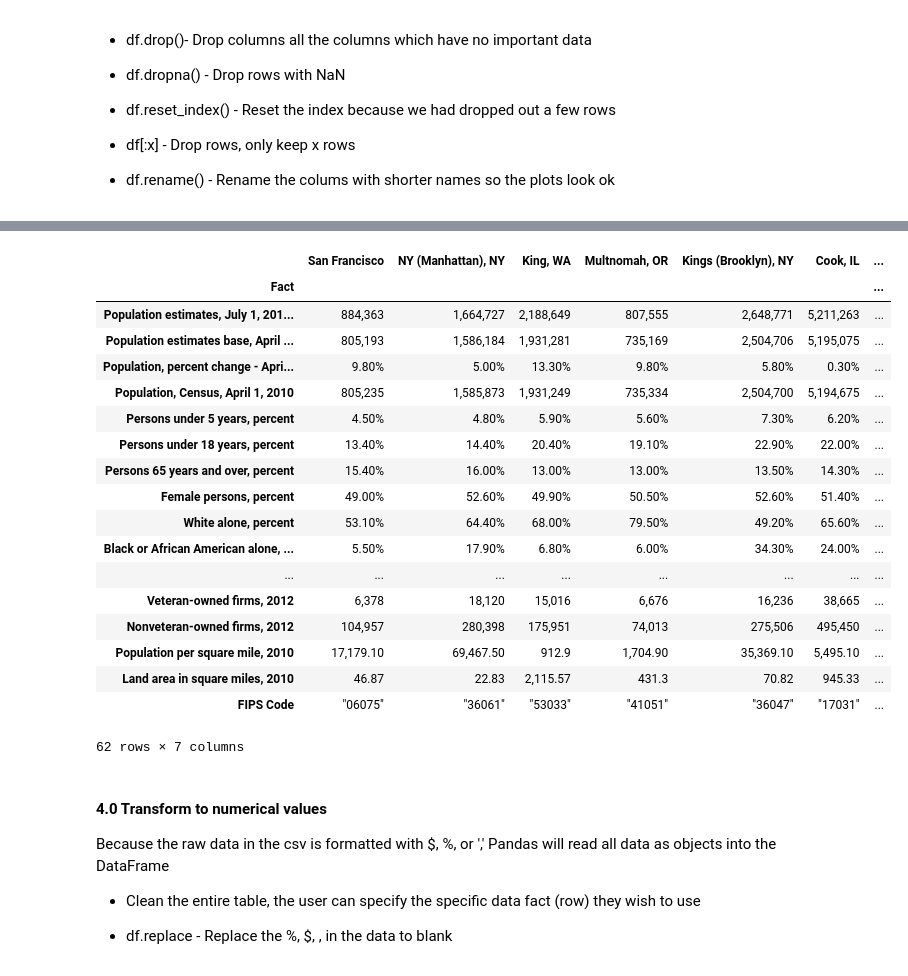
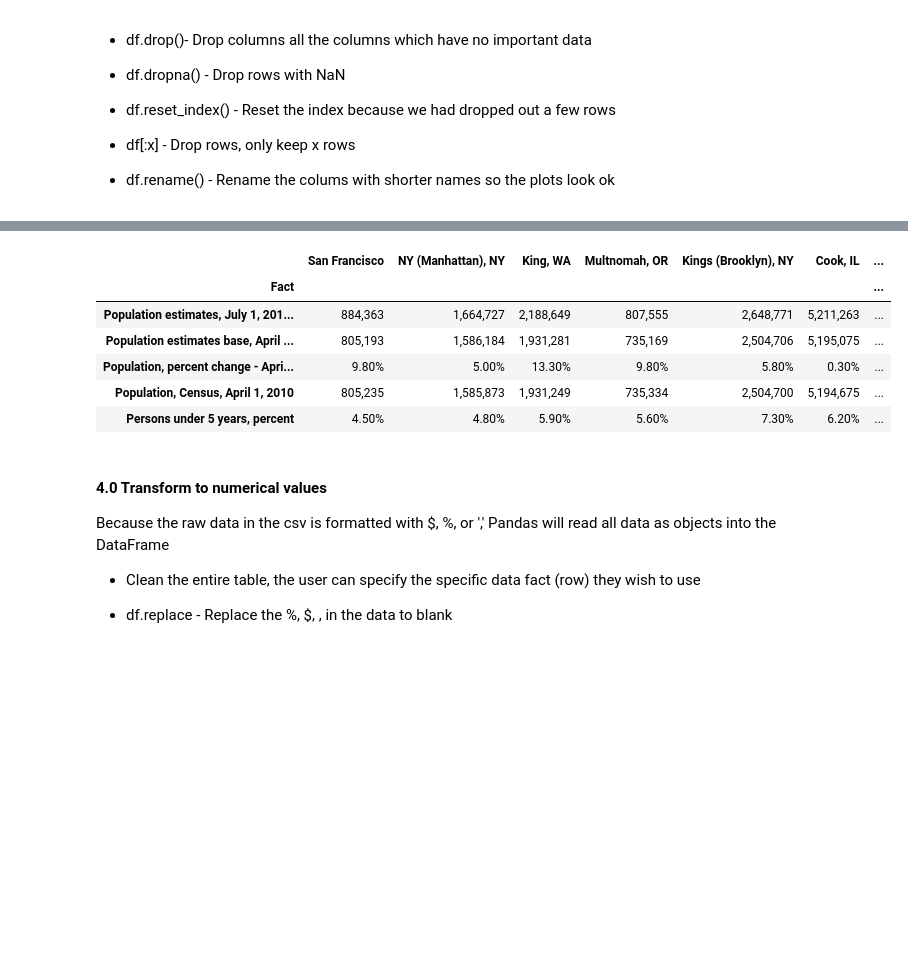
Before and after one commit to vanessaoakes/Escape-the-Bay, a Jupyter notebook: Group Final.ipynb, the cells around one changed output, grey strips where cells are left out. Cells and saved outputs as stored; diff of their text form; code cells hidden in the pictures; blank space fills up the shorter version.

Commit message:
cleaned up tables

```diff
--- a/Group Final.ipynb
+++ b/Group Final.ipynb
@@ -1049,46 +1035,34 @@ CA_counties = CA_counties.rename(columns={"San Francisco County, California": "S
                                  "Alameda County, California":"Alameda",
                                  "San Mateo County, California":"San Mateo",
                                  "Contra Costa County, California":"Contra Costa",
                                 "Los Angeles County, California":"Los Angeles",
                                 "Santa Clara County, California":"Santa Clara"
                                             })
 
 non_CA_counties = non_CA_counties.rename(columns={"San Francisco County, California":"San Francisco",
                                  "New York County (Manhattan Borough), New York":"NY (Manhattan), NY",
                                  "King County, Washington":"King, WA",
                                 "Multnomah County, Oregon":"Multnomah, OR",
                                 "Kings County (Brooklyn Borough), New York":"Kings (Brooklyn), NY",
                                 "Cook County, Illinois":"Cook, IL",
                                 "Travis County, Texas":"Travis, TX"
                                 })
 
 
 # Move the Facts into the index to get it out of the way since we don't need to clean the numbers in that column
 # Making a new DF ca_data,  so  you can always refer to ca_df to see the line number of the row
 ca_data = CA_counties.set_index("Fact")
 non_ca_data = non_CA_counties.set_index("Fact")
 
-non_ca_data
+non_ca_data.head()
 # %% [output]
 |  | San Francisco | NY (Manhattan), NY | King, WA | Multnomah, OR | Kings (Brooklyn), NY | Cook, IL | ... |
 | Fact |  |  |  |  |  |  | ... |
 | Population estimates, July 1, 201... | 884,363 | 1,664,727 | 2,188,649 | 807,555 | 2,648,771 | 5,211,263 | ... |
 | Population estimates base, April ... | 805,193 | 1,586,184 | 1,931,281 | 735,169 | 2,504,706 | 5,195,075 | ... |
 | Population, percent change - Apri... | 9.80% | 5.00% | 13.30% | 9.80% | 5.80% | 0.30% | ... |
 | Population, Census, April 1, 2010 | 805,235 | 1,585,873 | 1,931,249 | 735,334 | 2,504,700 | 5,194,675 | ... |
 | Persons under 5 years, percent | 4.50% | 4.80% | 5.90% | 5.60% | 7.30% | 6.20% | ... |
-| Persons under 18 years, percent | 13.40% | 14.40% | 20.40% | 19.10% | 22.90% | 22.00% | ... |
-| Persons 65 years and over, percent | 15.40% | 16.00% | 13.00% | 13.00% | 13.50% | 14.30% | ... |
-| Female persons, percent | 49.00% | 52.60% | 49.90% | 50.50% | 52.60% | 51.40% | ... |
-| White alone, percent | 53.10% | 64.40% | 68.00% | 79.50% | 49.20% | 65.60% | ... |
-| Black or African American alone, ... | 5.50% | 17.90% | 6.80% | 6.00% | 34.30% | 24.00% | ... |
-| ... | ... | ... | ... | ... | ... | ... | ... |
-| Veteran-owned firms, 2012 | 6,378 | 18,120 | 15,016 | 6,676 | 16,236 | 38,665 | ... |
-| Nonveteran-owned firms, 2012 | 104,957 | 280,398 | 175,951 | 74,013 | 275,506 | 495,450 | ... |
-| Population per square mile, 2010 | 17,179.10 | 69,467.50 | 912.9 | 1,704.90 | 35,369.10 | 5,495.10 | ... |
-| Land area in square miles, 2010 | 46.87 | 22.83 | 2,115.57 | 431.3 | 70.82 | 945.33 | ... |
-| FIPS Code | "06075" | "36061" | "53033" | "41051" | "36047" | "17031" | ... |
-62 rows × 7 columns
 # %% [markdown]
 #### 4.0 Transform to numerical values
 
```
Also changed, not shown: parts of 2 cells of this notebook.
